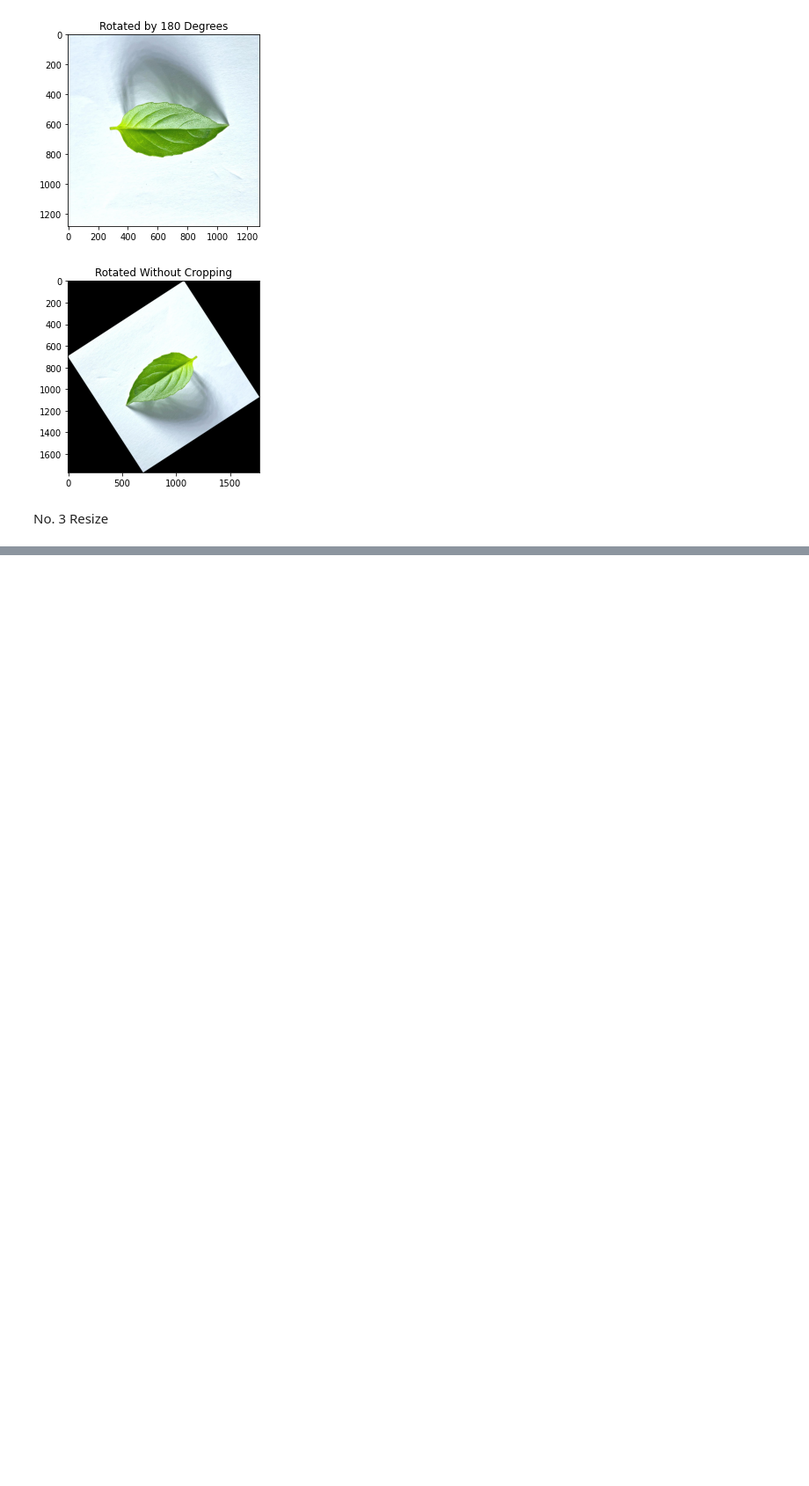
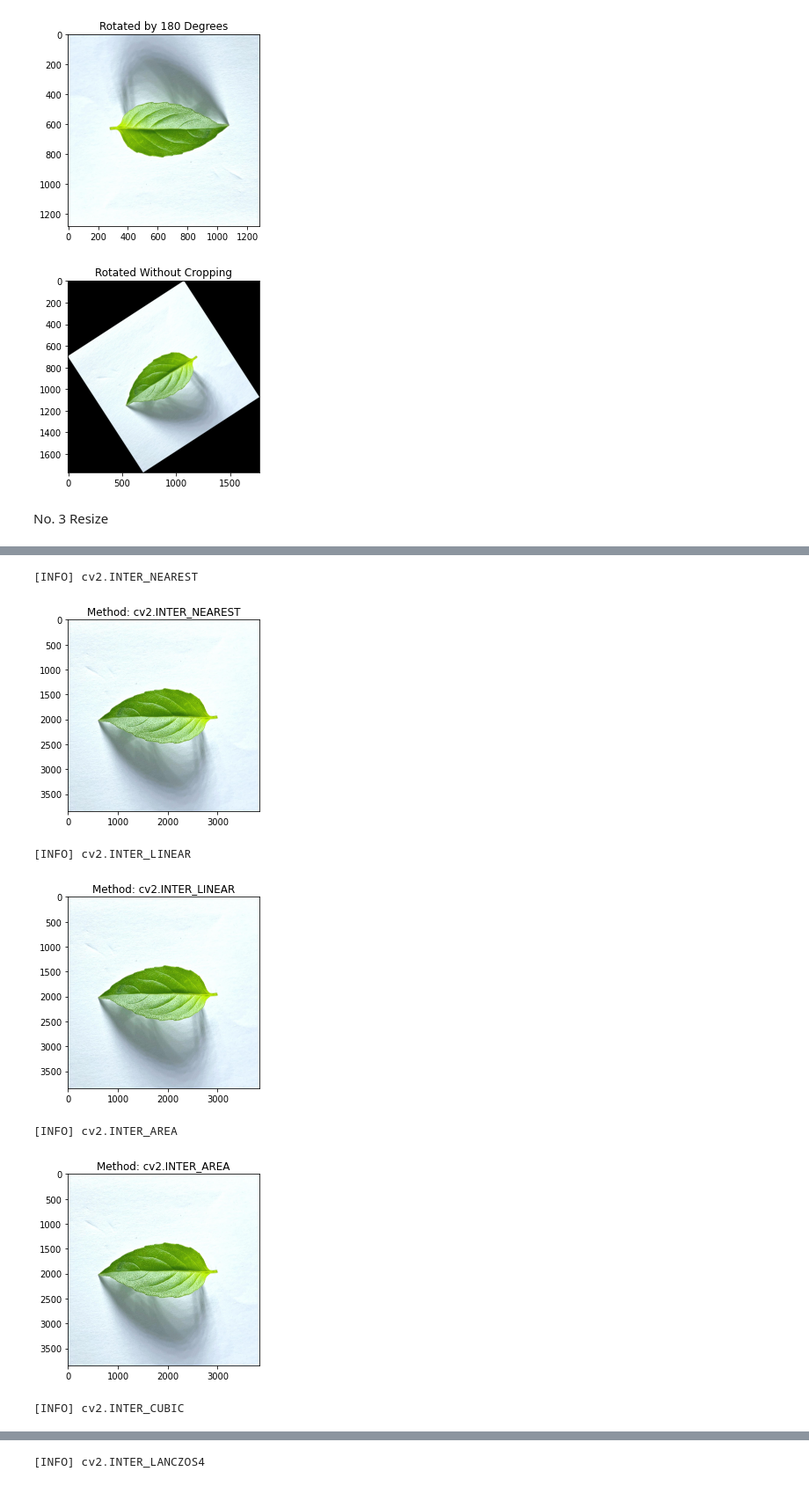
Before and after one commit to armita15/computer-vision, a Jupyter notebook: Image_fundamental/if_basic_command.ipynb, the cells around one changed output, grey strips where cells are left out. Shown at 88% size. Drawn from its saved outputs; the diff is of its cells as text; code cells hidden in the pictures; blank space fills up the shorter version.

```diff
--- a/Image_fundamental/if_basic_command.ipynb
+++ b/Image_fundamental/if_basic_command.ipynb
@@ -101,0 +141,25 @@ Resize
+# %%
+# construct the list of interpolation methods in OpenCV
+methods = [
+	("cv2.INTER_NEAREST", cv2.INTER_NEAREST),
+	("cv2.INTER_LINEAR", cv2.INTER_LINEAR),
+	("cv2.INTER_AREA", cv2.INTER_AREA),
+	("cv2.INTER_CUBIC", cv2.INTER_CUBIC),
+	("cv2.INTER_LANCZOS4", cv2.INTER_LANCZOS4)]
+
+# loop over the interpolation methods
+for (name, method) in methods:
+	# increase the size of the image by 3x using the current
+	# interpolation method
+	print("[INFO] {}".format(name))
+	resized = imutils.resize(image, width=image.shape[1] * 3,
+		inter=method)
+	plt_imshow("Method: {}".format(name), resized)
+# %% [output]
+[INFO] cv2.INTER_NEAREST
+[figure, added]
+[INFO] cv2.INTER_LINEAR
+[figure, added]
+[INFO] cv2.INTER_AREA
+[figure, added]
+[INFO] cv2.INTER_CUBIC
@@ -101,0 +167 @@ Resize
+[INFO] cv2.INTER_LANCZOS4
```
Also changed, not shown: parts of 18 cells of this notebook.
